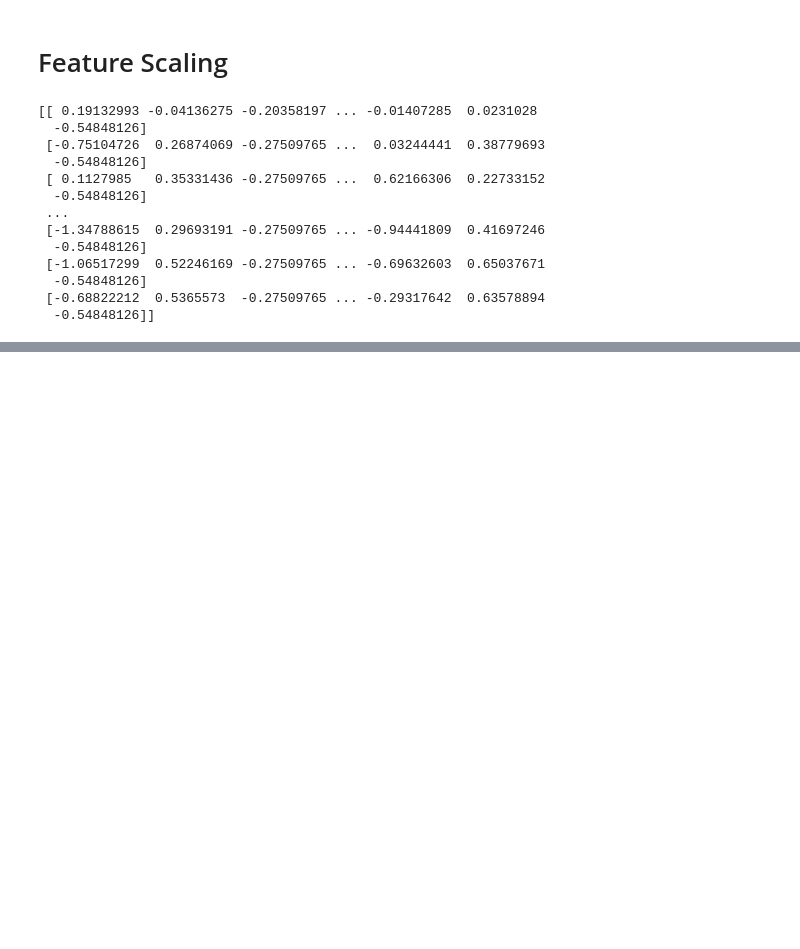
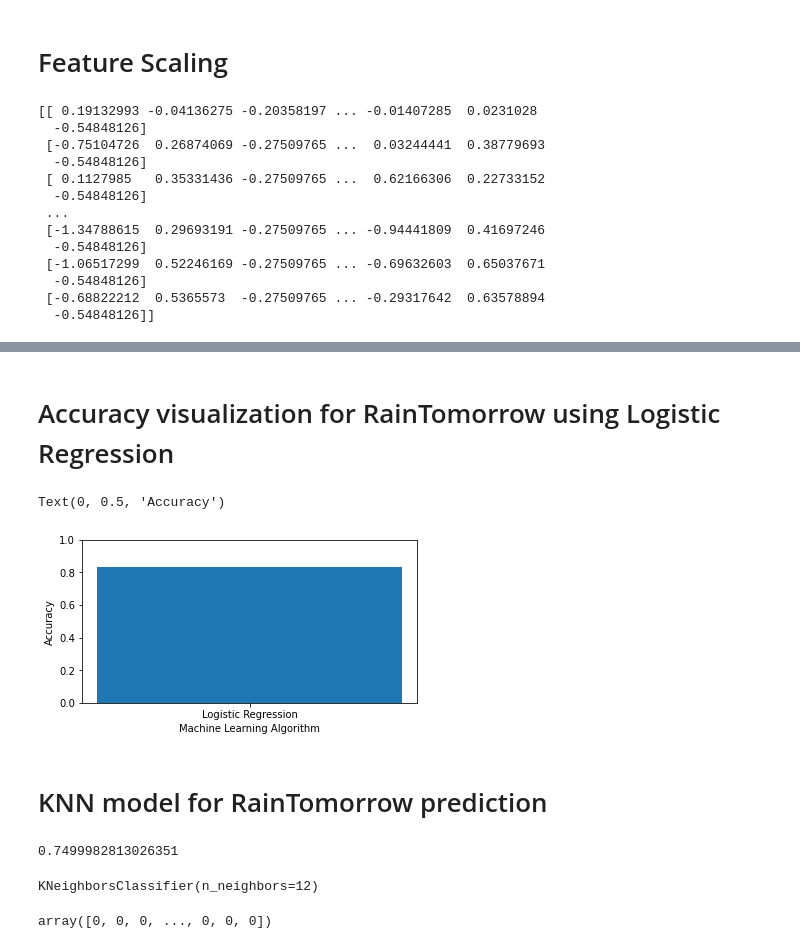
Before and after one commit to sandamaligeethika/ML_Assignment2_IT19120058_IT19120294_IT19147956, a Jupyter notebook: Assignment2.ipynb, the cells around one changed output, grey strips where cells are left out. Saved outputs shown, nothing was run; the diff lists cells and outputs as text; code cells hidden in the pictures; blank space fills up the shorter version.

```diff
--- a/Assignment2.ipynb
+++ b/Assignment2.ipynb
@@ -992,0 +1058,26 @@ print(X_rain)
+# %%
+# importing the MinMaxScaler
+from sklearn.preprocessing import MinMaxScaler
+
+# creating a scaler
+mm2 = MinMaxScaler()
+
+# feeding the independent variable into the scaler
+X_rain_tr = mm2.fit_transform(X_rain_tr)
+X_rain_te = mm2.transform(X_rain_te)
+# %%
+from sklearn.linear_model import  LogisticRegression
+
+# creating a logistic regression model
+modelR2 = LogisticRegression(random_state=42,solver = 'lbfgs')
+
+# feeding the training data to the model
+modelR2.fit(X_rain_tr, Y_rain_tr)
+
+# predicting the test set results
+Y_pd = modelR2.predict(X_rain_te)
+
+# calculating the classification accuracies
+print(confusion_matrix(Y_rain_te,Y_pd))
+print(classification_report(Y_rain_te,Y_pd))
+print(accuracy_score(Y_rain_te,Y_pd))
@@ -992,0 +1104,20 @@ print(X_rain)
+# %% [markdown]
+# Accuracy visualization for RainTomorrow using Logistic Regression
+# %%
+#Adjust figure size
+plt.figure(figsize=(6,3))
+plt.ylim(0.0, 1.0)
+#X-axis, Y-axis -> value of that model
+plt.bar("Logistic Regression",(accuracy_score(Y_rain_te,Y_pd)),width=0.5)
+plt.xlabel("Machine Learning Algorithm")
+plt.ylabel("Accuracy")
+# %% [output]
+Text(0, 0.5, 'Accuracy')
+[figure, added]
+# %% [markdown]
+# KNN model for RainTomorrow prediction
+# %%
+X_rain_tr,X_rain_te,Y_rain_tr,Y_rain_te=train_test_split(X_rain,Y_rain,random_state=42)
+len(X_rain_tr)/len(X_rain)
+# %% [output]
+0.7499982813026351
@@ -992,0 +1130,4 @@ print(X_rain)
+# %%
+classifier2.fit(X_rain_tr,Y_rain_tr)
+# %% [output]
+KNeighborsClassifier(n_neighbors=12)
@@ -992,0 +1137,4 @@ print(X_rain)
+# %%
+Y_p
+# %% [output]
+array([0, 0, 0, ..., 0, 0, 0])
```
Also changed, not shown: parts of 41 cells of this notebook.
